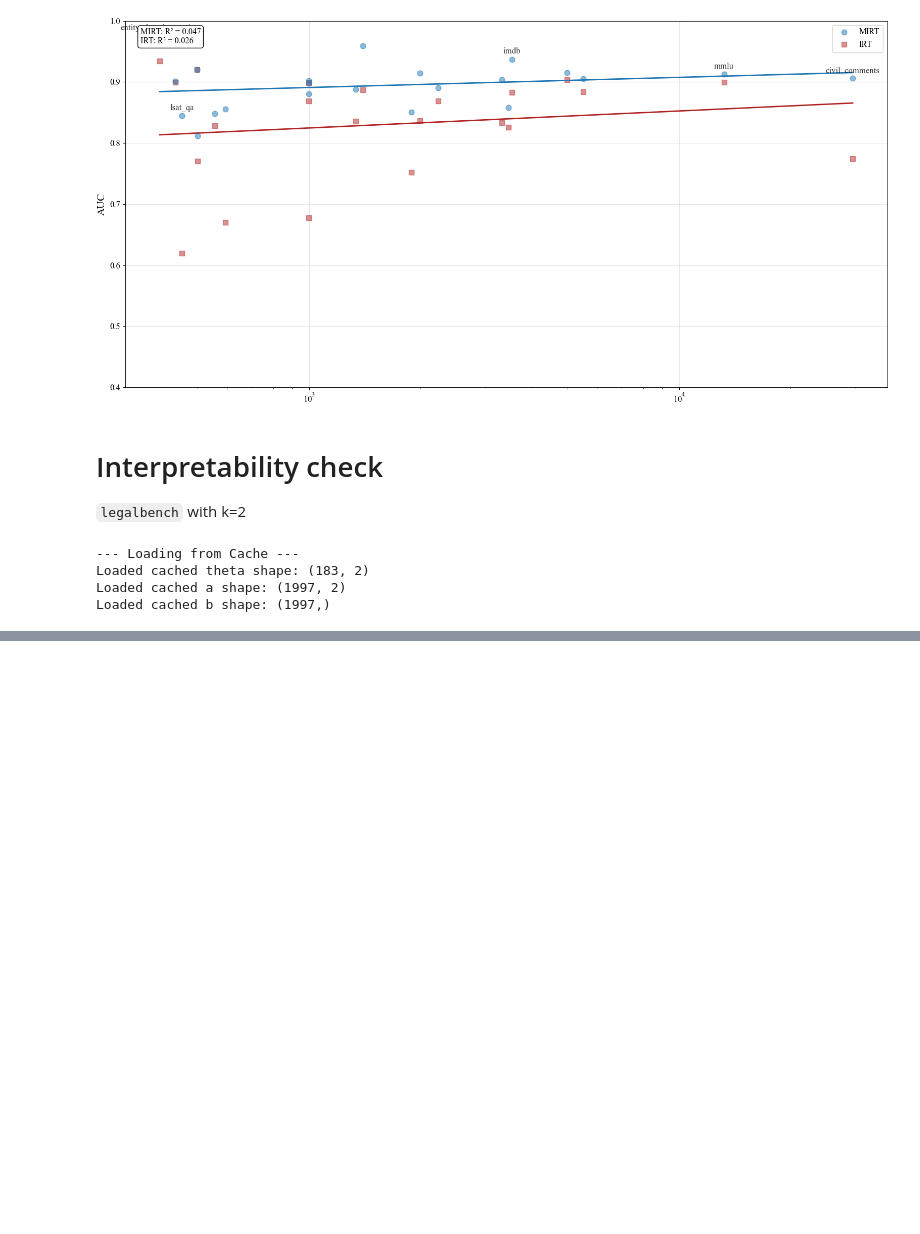
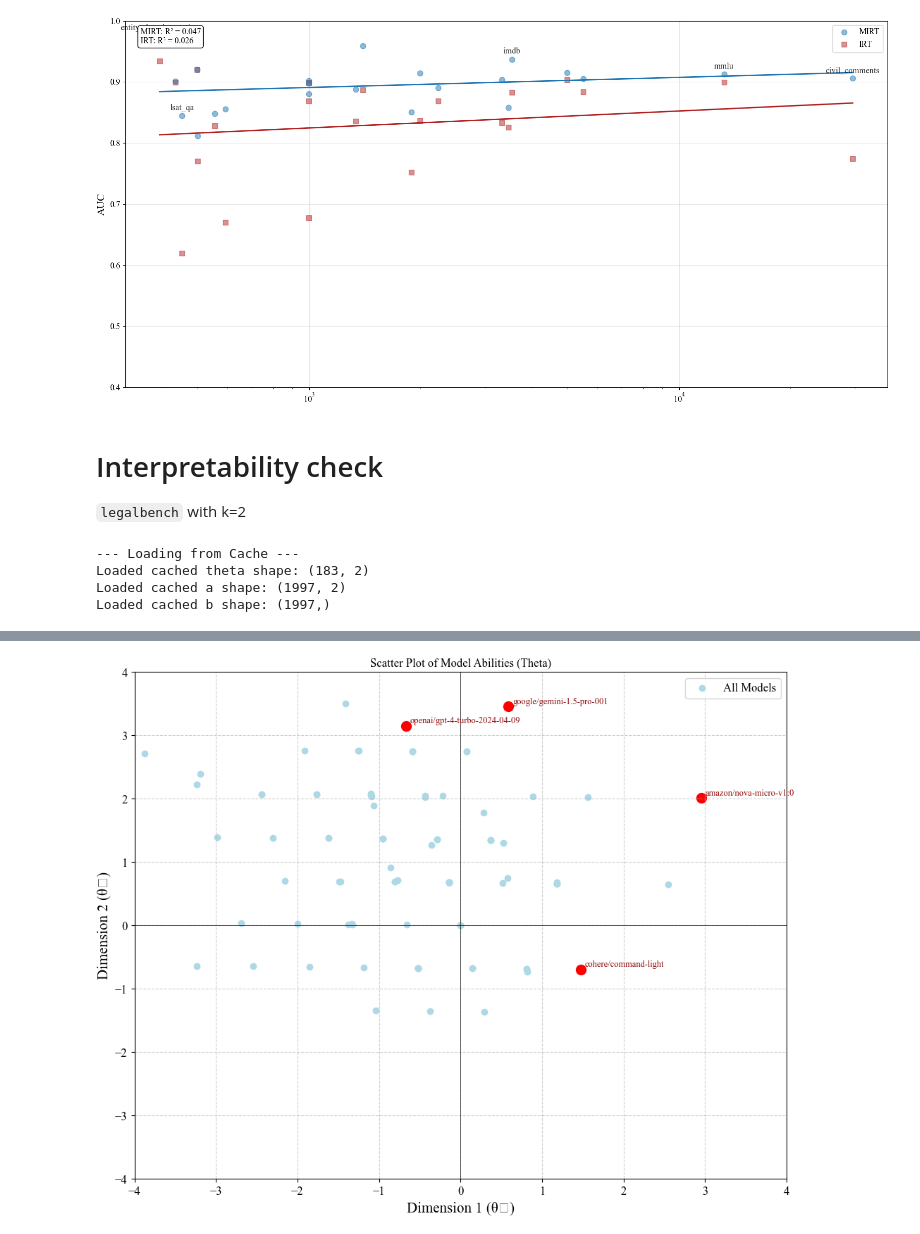
Before and after one commit to ronanhansel/reeval-multi, a Jupyter notebook: mirt-official/calibration.ipynb, the cells around one changed output, grey strips where cells are left out. Drawn from its saved outputs; the diff is of its cells as text; code cells hidden in the pictures; blank space fills up the shorter version.

```diff
--- a/mirt-official/calibration.ipynb
+++ b/mirt-official/calibration.ipynb
@@ -743,8 +607,7 @@ First 3 person posterior SD: [[2.04651717e-05 2.02434139e-05]
 import numpy as np
 from factor_analyzer.rotator import Rotator
 
-# Suppose A is your discrimination matrix (500 × 2)
-rotator = Rotator(method="varimax")   # or "oblimin"
+rotator = Rotator(method="oblimin")
 A_rot = rotator.fit_transform(A)
 
 # Rotation matrix R can be retrieved
@@ -753,3 +616,17 @@ R = rotator.rotation_
 # Apply the same rotation to person scores
 eap_rot = eap @ R
 map_rot = map_ @ R
+
+a_df['Factor_1'] = A_rot[:,0]
+a_df['Factor_2'] = A_rot[:,1]
+a_df.to_csv('conv_item_loadings_rotated.csv', index=False)
+a_df.sort_values(by='Factor_1', ascending=False).copy().head(250).to_csv('conv_item_loadings_rotated_sorted_f1.csv', index=False)
+a_df.sort_values(by='Factor_1', ascending=True).copy().head(250).to_csv('conv_item_loadings_rotated_sorted_f1_asc.csv', index=False)
+a_df.sort_values(by='Factor_2', ascending=False).copy().head(250).to_csv('conv_item_loadings_rotated_sorted_f2.csv', index=False)
+a_df.sort_values(by='Factor_2', ascending=True).copy().head(250).to_csv('conv_item_loadings_rotated_sorted_f2_asc.csv', index=False)
+
+theta_score_df = pd.DataFrame(eap_rot, columns=[f'f{i+1}' for i in range(eap_rot.shape[1])], index=theta_df.index)
+theta_score_df['accuracy'] = accuracy
+theta_score_df['irt'] = theta_irt.values
+theta_score_df.dropna(how='all', inplace=True)
+theta_score_df = theta_score_df.round(6)
@@ -810,0 +633,56 @@ a_df.to_csv('conv_item_loadings_rotated.csv', index=False)
+# %%
+import pandas as pd
+import numpy as np
+import matplotlib.pyplot as plt
+
+# --- 1. Create a Sample theta_df DataFrame ---
+# (Replace this with your actual theta_df)
+# We'll create a sample with more points than just the ones to be labeled.
+np.random.seed(42)
+model_names = [
+    'google/gemini-1.5-pro-001', 'openai/gpt-4-turbo-2024-04-09',
+    'amazon/nova-micro-v1:0', 'cohere/command-light',
+    'anthropic/claude-3-opus-20240229', 'mistralai/mistral-large-latest',
+    'meta-llama/llama-3-70b-instruct'
+]
+
+# --- 2. Define the labels you want to plot ---
+labels_to_plot = [
+    'google/gemini-1.5-pro-001',
+    'openai/gpt-4-turbo-2024-04-09',
+    'amazon/nova-micro-v1:0',
+    'cohere/command-light'
+]
+
+# --- 3. Create the plot ---
+plt.figure(figsize=(10, 8))
+
+# Plot all points from the DataFrame as a background
+plt.scatter(theta_score_df['f1'], theta_score_df['f2'], c='lightblue', label='All Models')
+
+# Highlight and label the specific points
+for label in labels_to_plot:
+    if label in theta_score_df.index:
+        # Get the coordinates for the label
+        x = theta_score_df.loc[label, 'f1']
+        y = theta_score_df.loc[label, 'f2']
+
+        # Plot a more prominent marker for the specific model
+        plt.scatter(x, y, c='red', s=100) # s is marker size
+
+        # Add the text label slightly offset from the point
+        plt.text(x + 0.05, y + 0.05, label, fontsize=9, color='darkred')
+
+# --- 4. Formatting ---
+plt.title('Scatter Plot of Model Abilities (Theta)')
+plt.xlabel('Dimension 1 (θ₁)')
+plt.ylabel('Dimension 2 (θ₂)')
+plt.grid(True, linestyle='--', alpha=0.6)
+plt.axhline(0, color='black', linewidth=0.5)
+plt.axvline(0, color='black', linewidth=0.5)
+plt.xlim(-4, 4)
+plt.ylim(-4, 4)
+plt.legend()
+plt.show()
+# %% [output]
+[figure, added]
```
Also changed, not shown: parts of 32 cells of this notebook, 2 other files.
